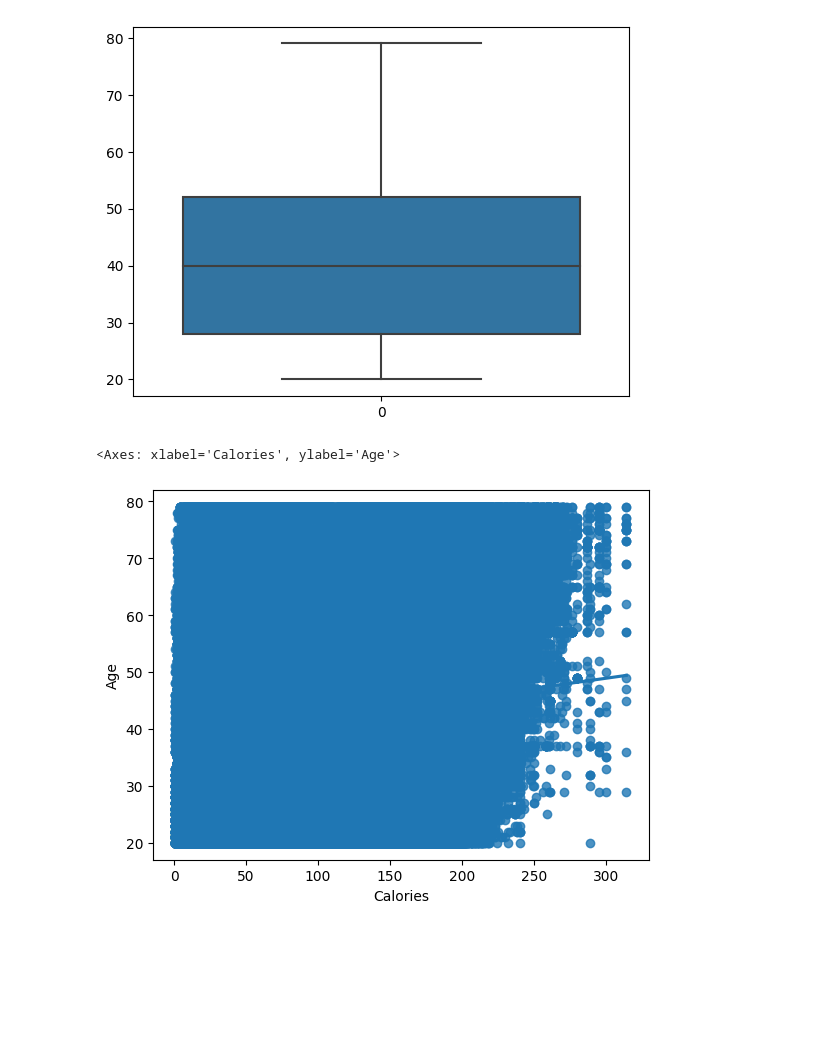
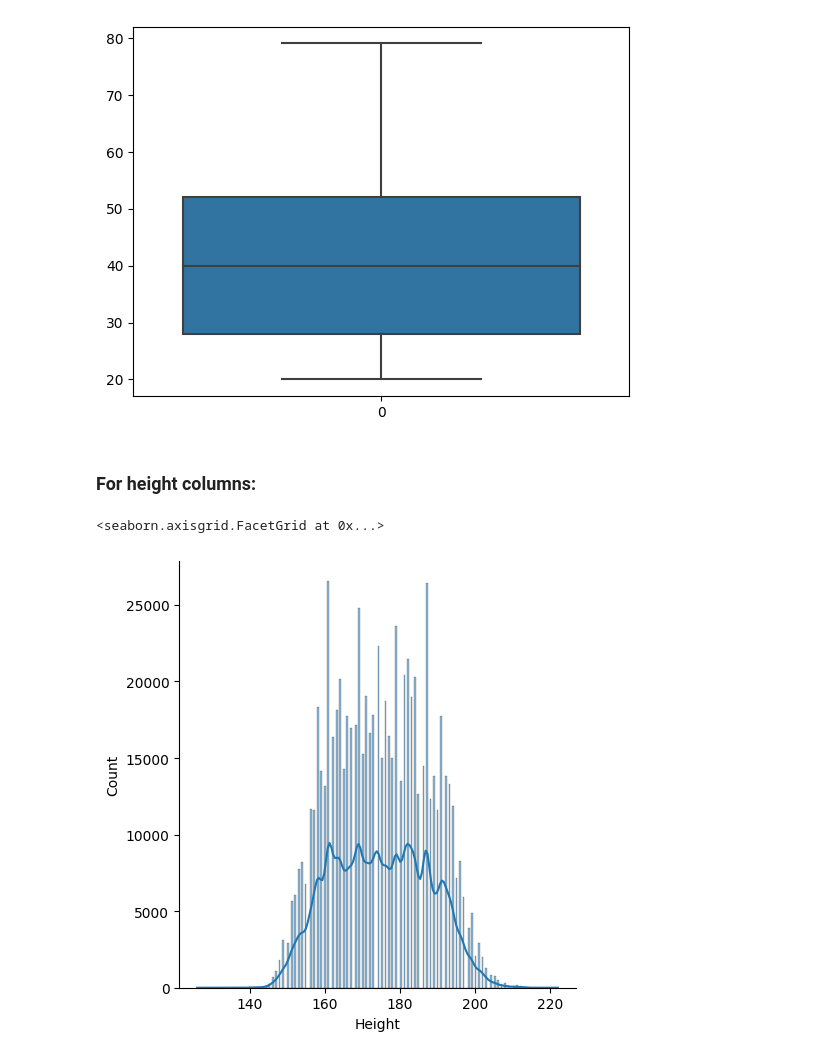
Before and after one commit to rkmaurya93049/ML_Work, a Jupyter notebook: calories-pred.ipynb, the cells around one changed output. Drawn from its saved outputs; the diff is of its cells as text; code cells hidden in the pictures; blank space fills up the shorter version.

Commit message:
Kaggle Notebook | calories_pred | Version 2

```diff
--- a/calories-pred.ipynb
+++ b/calories-pred.ipynb
@@ -117,8 +98,10 @@ sns.boxplot(df['Age'])
 # %% [output]
 <Axes: >
 [figure]
-# %%
-sns.regplot(y=df['Age'],x=df['Calories'])
-# %% [output]
-<Axes: xlabel='Calories', ylabel='Age'>
-[figure, removed]
+# %% [markdown]
+### For height columns:
+# %%
+sns.displot(df['Height'],kde=True)
+# %% [output]
+<seaborn.axisgrid.FacetGrid at 0x...>
+[figure, added]
```
Also changed, not shown: parts of 52 cells of this notebook.
